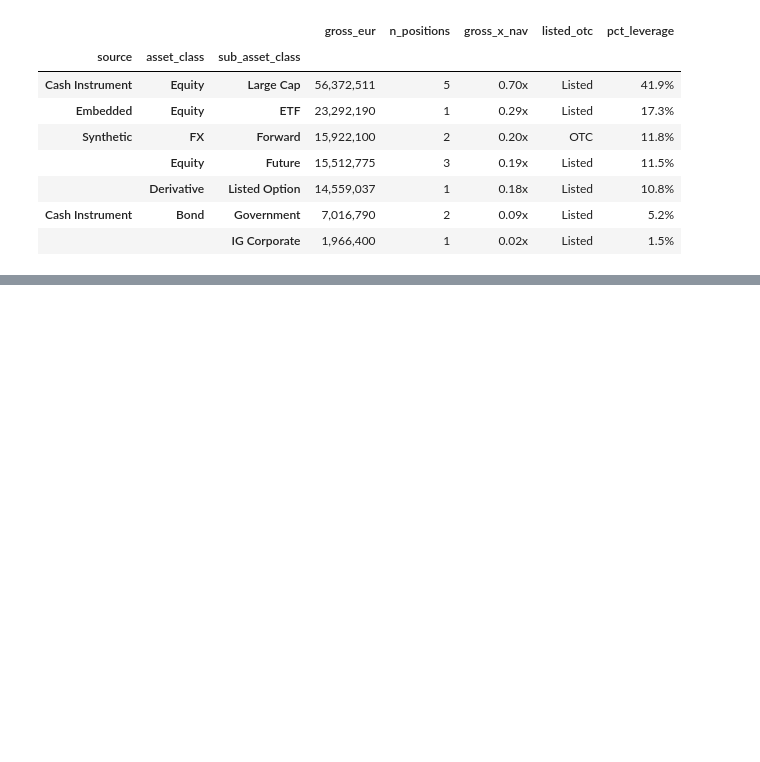
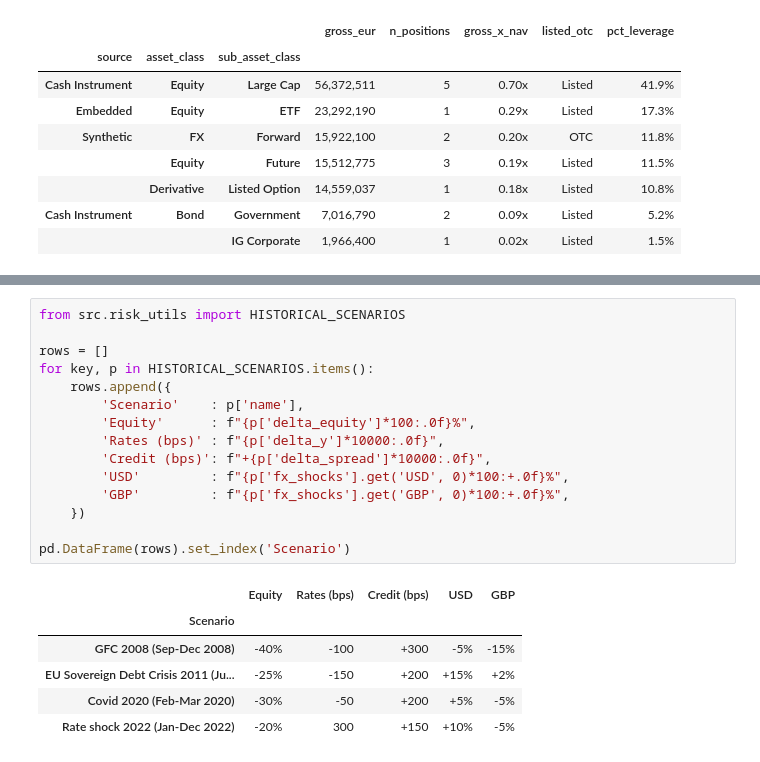
Before and after one commit to mrspatbile/fund-risk-workflow, a Jupyter notebook: notebooks/aifm_hedge_fund.ipynb, the cells around one changed output, grey strips where cells are left out. Cells and saved outputs as stored; diff of their text form; blank space fills up the shorter version.

```diff
--- a/notebooks/aifm_hedge_fund.ipynb
+++ b/notebooks/aifm_hedge_fund.ipynb
@@ -588,0 +613,22 @@ Synthetic                 45,993,912    0.57x        34.2%
+# %%
+from src.risk_utils import HISTORICAL_SCENARIOS
+
+rows = []
+for key, p in HISTORICAL_SCENARIOS.items():
+    rows.append({
+        'Scenario'    : p['name'],
+        'Equity'      : f"{p['delta_equity']*100:.0f}%",
+        'Rates (bps)' : f"{p['delta_y']*10000:.0f}",
+        'Credit (bps)': f"+{p['delta_spread']*10000:.0f}",
+        'USD'         : f"{p['fx_shocks'].get('USD', 0)*100:+.0f}%",
+        'GBP'         : f"{p['fx_shocks'].get('GBP', 0)*100:+.0f}%",
+    })
+
+pd.DataFrame(rows).set_index('Scenario')
+# %% [output]
+|  | Equity | Rates (bps) | Credit (bps) | USD | GBP |
+| Scenario |  |  |  |  |  |
+| GFC 2008 (Sep-Dec 2008) | -40% | -100 | +300 | -5% | -15% |
+| EU Sovereign Debt Crisis 2011 (Ju... | -25% | -150 | +200 | +15% | +2% |
+| Covid 2020 (Feb-Mar 2020) | -30% | -50 | +200 | +5% | -5% |
+| Rate shock 2022 (Jan-Dec 2022) | -20% | 300 | +150 | +10% | -5% |
```
Also changed, not shown: parts of 2 cells of this notebook, 2 other files.
